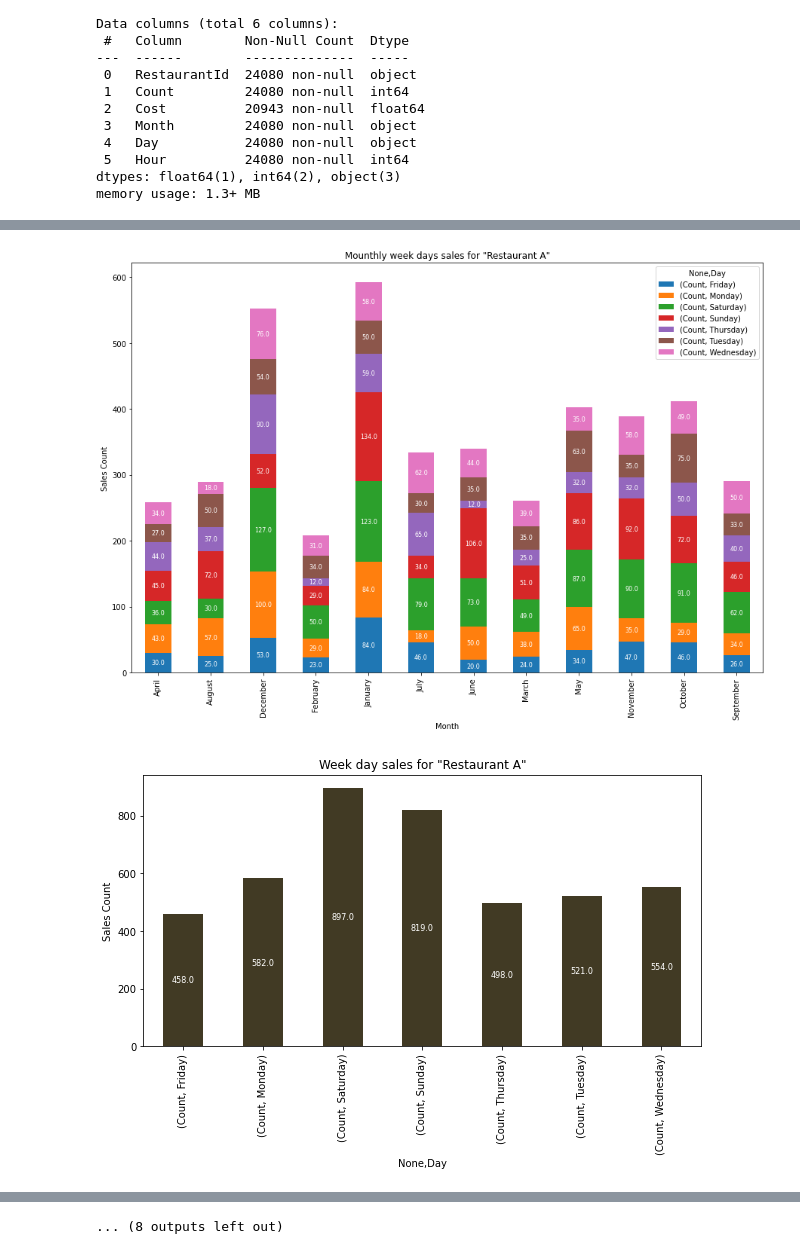
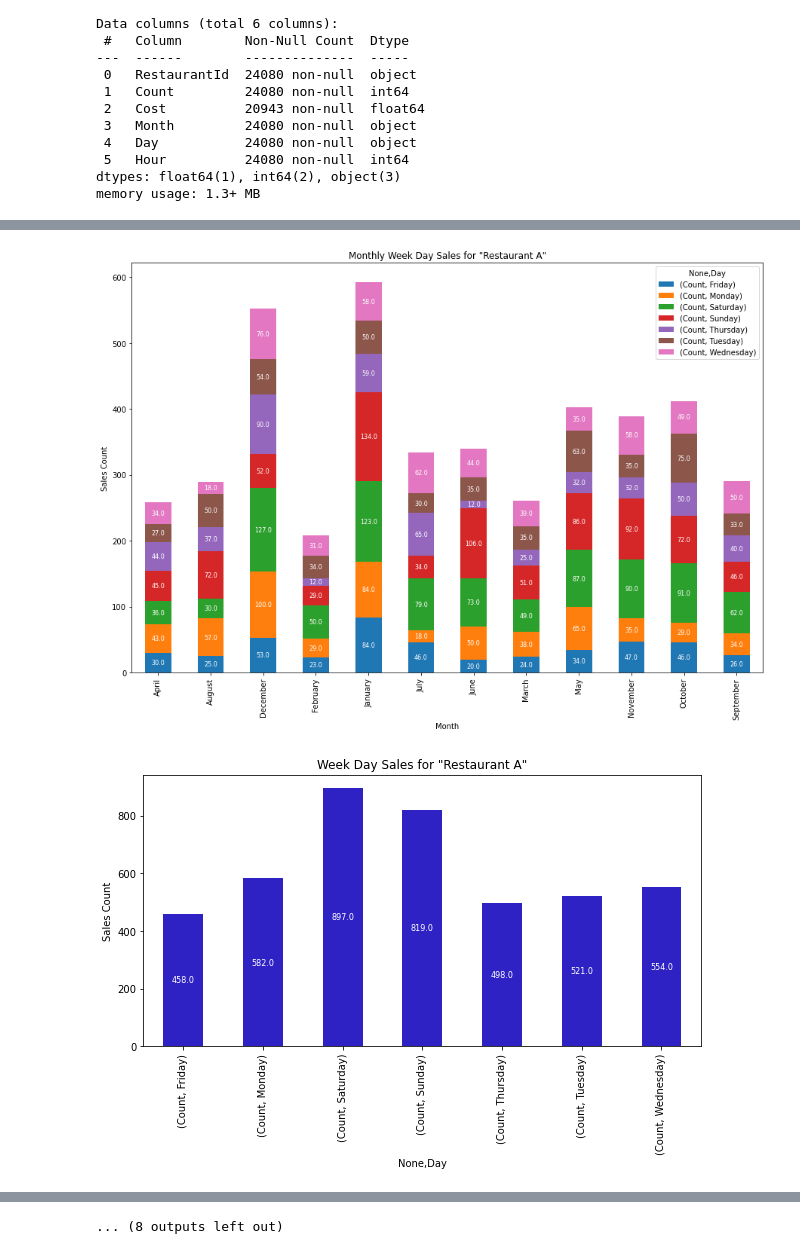
Before and after one commit to nakisa84/personalized-food-recommendation, a Jupyter notebook: notebooks/restaurant-sales-EDA.ipynb, the cells around one changed output, grey strips where cells are left out. Saved outputs shown, nothing was run; the diff lists cells and outputs as text; code cells hidden in the pictures.

Commit message:
update restauarnts EDA

```diff
--- a/notebooks/restaurant-sales-EDA.ipynb
+++ b/notebooks/restaurant-sales-EDA.ipynb
@@ -86 +81,9 @@ data.set_index("Date", inplace = True)
+# %%
+# keep the restauarnts information and set the date as the index
+data = full_data[['RestaurantId','Date','Count','Cost','Month','Day','Hour']]
+data.index = pd.CategoricalIndex(data.index,
+                               categories=['Jan', 'Feb', 'Mar', 'Apr','May','Jun', 'Jul', 'Aug','Sep', 'Oct', 'Nov', 'Dec'],
+                               ordered=True)
+
+data.set_index("Date", inplace = True)
 # %%
@@ -147,0 +134,7 @@ data.groupby('RestaurantId').resample('M').sum()['Count'].unstack().plot(kind ='
+# %%
+monthly_grouped = data.groupby(['RestaurantId','Month'])['Count'].sum().unstack()
+
+fig, ax = plt.subplots(figsize=(20,10))
+ax.set_ylabel("Monthly Sales", fontsize = 12)
+ax.set_title("Monthly Sales for All Restaurants", fontsize = 12)
+monthly_grouped.plot(kind ='bar',ax=ax,stacked=True)
@@ -171,15 +179,14 @@ res_list = [res_1,res_2,res_3,res_4]
 # %%
-# first visualize weekdays sales:
+
 rest_name = ['A','B','C','D']
 
 for i in range(len(res_list)):
 
     rgb = (random.random(), random.random(), random.random())
-
     weekday_sales_res = res_list[i].groupby(['Month','Day'])[['Count']].sum()
     fig, ax = plt.subplots(figsize=(15,10))
     ax.set_ylabel('Sales Count')
-    ax.set_title('Mounthly week days sales for \"Restaurant ' + rest_name[i] + "\"")
+    ax.set_title('Monthly Week Day Sales for \"Restaurant ' + rest_name[i] + "\"")
     weekday_sales_res.unstack().plot(kind ='bar',ax=ax,stacked=True)
     for c in ax.containers:
         labels = [v.get_height() for v in c]
@@ -188,39 +195,36 @@ for i in range(len(res_list)):
     daily_sales_res = res_list[i].groupby(['Day'])[['Count']].sum()
     fig, ax = plt.subplots(figsize=(10,5))
     ax.set_ylabel('Sales Count')
-    ax.set_title('Week day sales for \"Restaurant ' + rest_name[i] + "\"")
+    ax.set_title('Week Day Sales for \"Restaurant ' + rest_name[i] + "\"")
     daily_sales_res.unstack().plot(kind ='bar',ax=ax,stacked=True, color = [rgb])
     for c in ax.containers:
         labels = [v.get_height() for v in c]
         ax.bar_label(c, labels=labels, label_type='center', fontsize = 8 , color = 'w')
 
 
     monthly_sales_res = res_list[i].groupby('Month')[['Count']].sum()
     fig, ax = plt.subplots(figsize=(15,5))
     ax.set_ylabel('Sales Count')
-    ax.set_title('Monthly Sales for \"Restaurant ' + rest_name[i] + "\"", color ='w')
-
+    ax.set_title('Monthly Percentage Sales for \"Restaurant ' + rest_name[i] + "\"", color ='w')
     monthly_sales_res.unstack().plot(kind ='pie',ax=ax ,autopct='%1.0f%%',textprops=dict(color="orange"))
     plt.legend(loc="upper left",bbox_to_anchor=(1,0.4))
 
 
-
     fig, ax = plt.subplots(figsize=(15,5))
     ax.set_ylabel('Sales Count')
-    ax.set_title('Overal daily sales for \"Restaurant ' + rest_name[i] + "\"")
+    ax.set_title('Daily Sales for \"Restaurant ' + rest_name[i] + "\"")
     res_list[i].resample('D')[['Count']].sum().plot(ax = ax)
-
 
 
     hourly_sales_res = res_list[i].groupby(['Day','Hour'])[['Count']].sum()
     fig, ax = plt.subplots(figsize=(15,10))
     ax.set_ylabel('Sales Count')
-    ax.set_title('Hourly sales for \"Restaurant ' + rest_name[i] + "\"")
+    ax.set_title('Hourly Sales for \"Restaurant ' + rest_name[i] + "\"")
     hourly_sales_res.unstack().plot(kind ='bar',ax=ax,stacked=True)
     for c in ax.containers:
         labels = [v.get_height() for v in c]
         ax.bar_label(c, labels=labels, label_type='center', fontsize = 8 , color = 'w')
 # %% [output]
 [figure]
-[figure, old version]
+[figure, new version]
 [figure]
```
Also changed, not shown: parts of 26 cells of this notebook.
